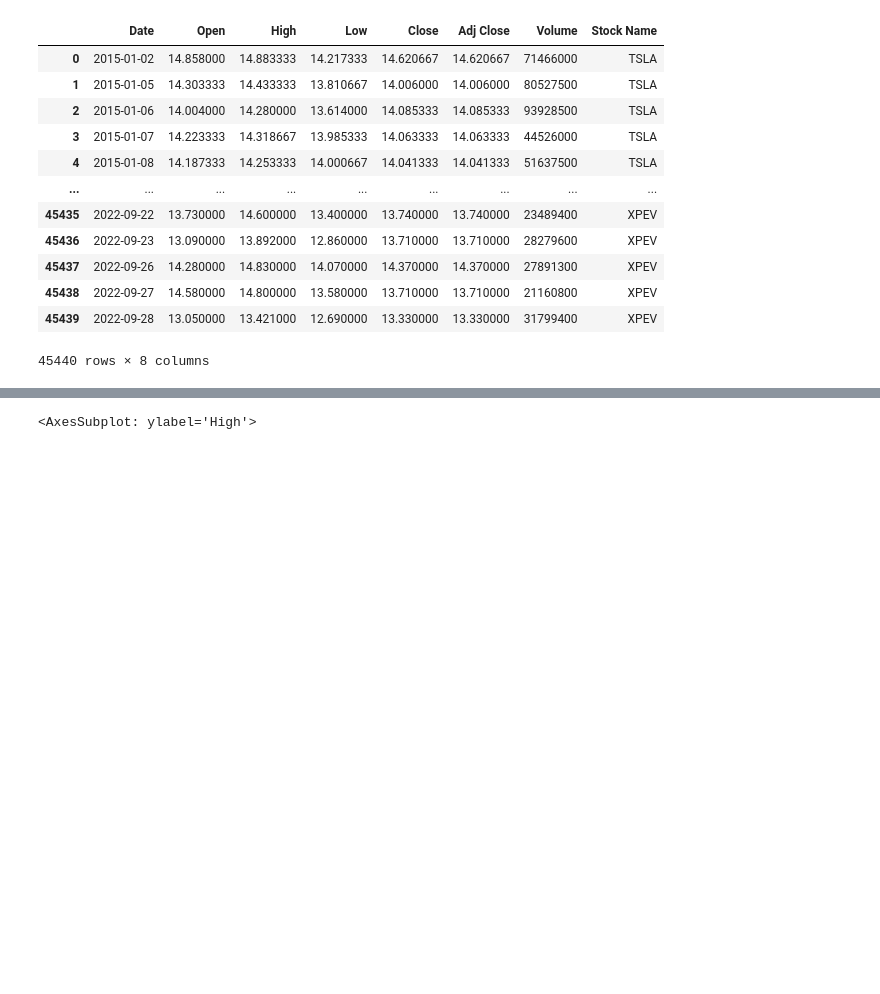
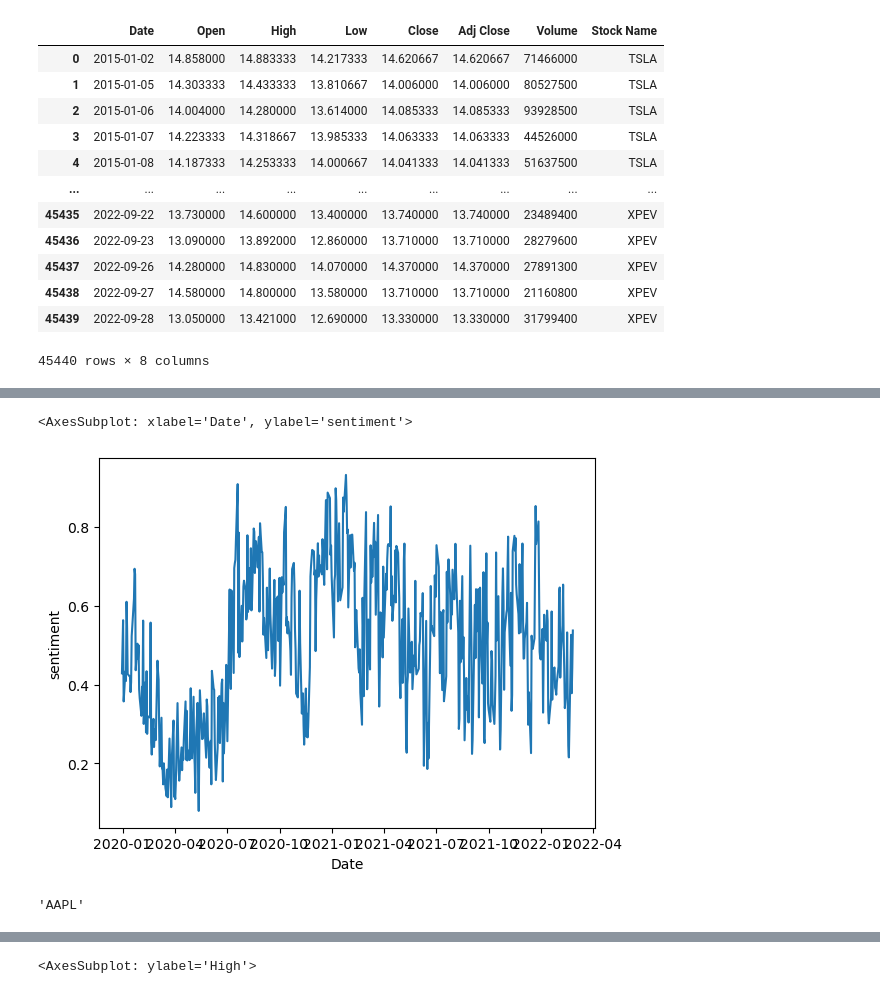
Before and after one commit to danielosetiawan/NLP_sentiment_analysis, a Jupyter notebook: Stocks.ipynb, the cells around one changed output, grey strips where cells are left out. Cells and saved outputs as stored; diff of their text form; code cells hidden in the pictures; blank space fills up the shorter version.

```diff
--- a/Stocks.ipynb
+++ b/Stocks.ipynb
@@ -145,2 +147,40 @@ stocks_df[stocks_df['Stock Name'] == 'AAPL']
 # %%
-fig_data.Date.dt.year
+import plotly.express as px
+import plotly.graph_objects as go
+
+data = AAPL
+
+# colors = []
+# for i in range(1, len(data)):
+#     if data['sentiment'][i] > 0.4:
+#         colors.append("green")
+#     else:
+#         colors.append("red")
+
+fig = go.Figure()
+
+fig.add_trace(go.Scatter(x=data['Date'], y=data['sentiment'], name="Sentiment Score"))
+fig.add_trace(go.Scatter(x=data['Date'], y=data['High'], name="Stock Price"))
+
+
+
+# Update the layout to include a second y-axis and a legend
+fig.update_layout(
+    hovermode="x unified",
+    yaxis2=dict(
+        overlaying="y",
+        side="right"
+    ),
+    legend=dict(
+        x=0,
+        y=1.05,
+        traceorder="normal",
+        font=dict(
+            family="sans-serif",
+            size=12,
+            color="black"
+        ),
+    )
+)
+
+fig.show()
@@ -168,0 +187,2 @@ Please replace it with one of the following more specific types
+# %%
+data.loc[data['sentiment'] < 0.5, 'color'] = 'red'
@@ -168,0 +203,5 @@ Please replace it with one of the following more specific types
+# %%
+sns.plot(data, x='Date', y='sentiment')
+# %% [output]
+<AxesSubplot: xlabel='Date', ylabel='sentiment'>
+[figure, added]
@@ -168,0 +229,4 @@ Please replace it with one of the following more specific types
+# %%
+company
+# %% [output]
+'AAPL'
```
Also changed, not shown: parts of 19 cells of this notebook, 4 other files.
